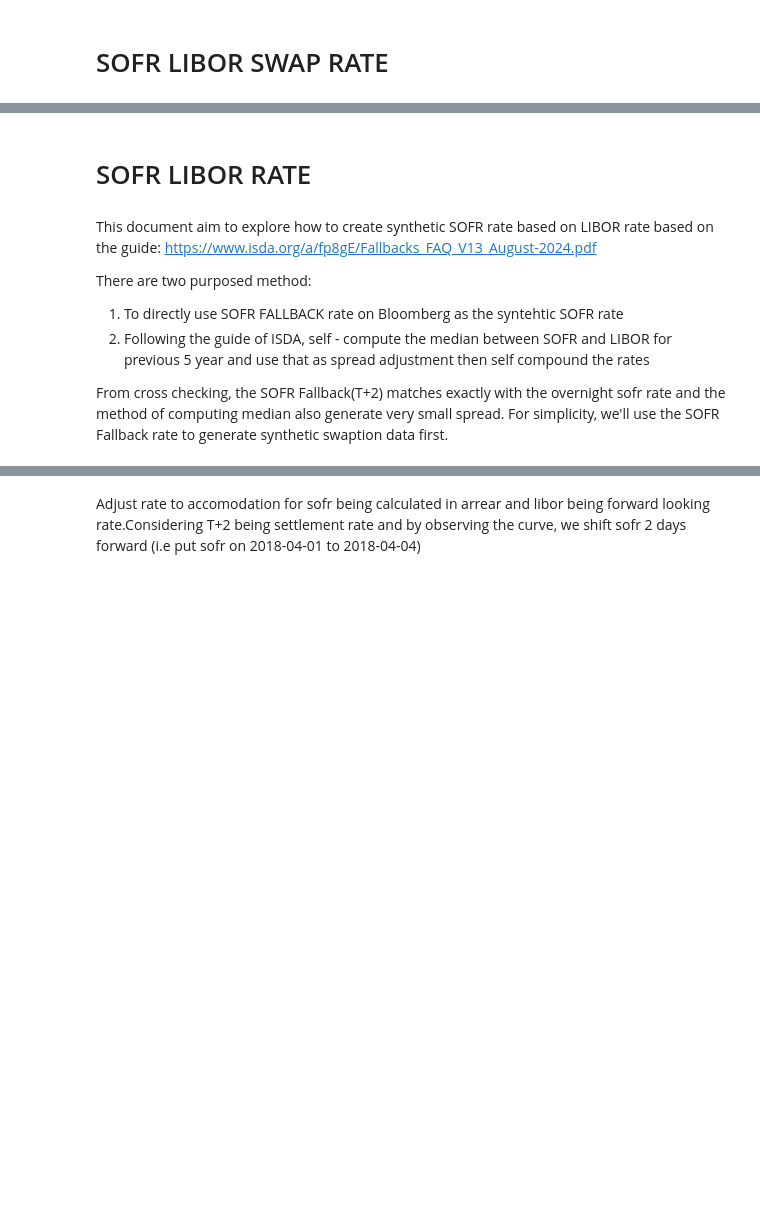
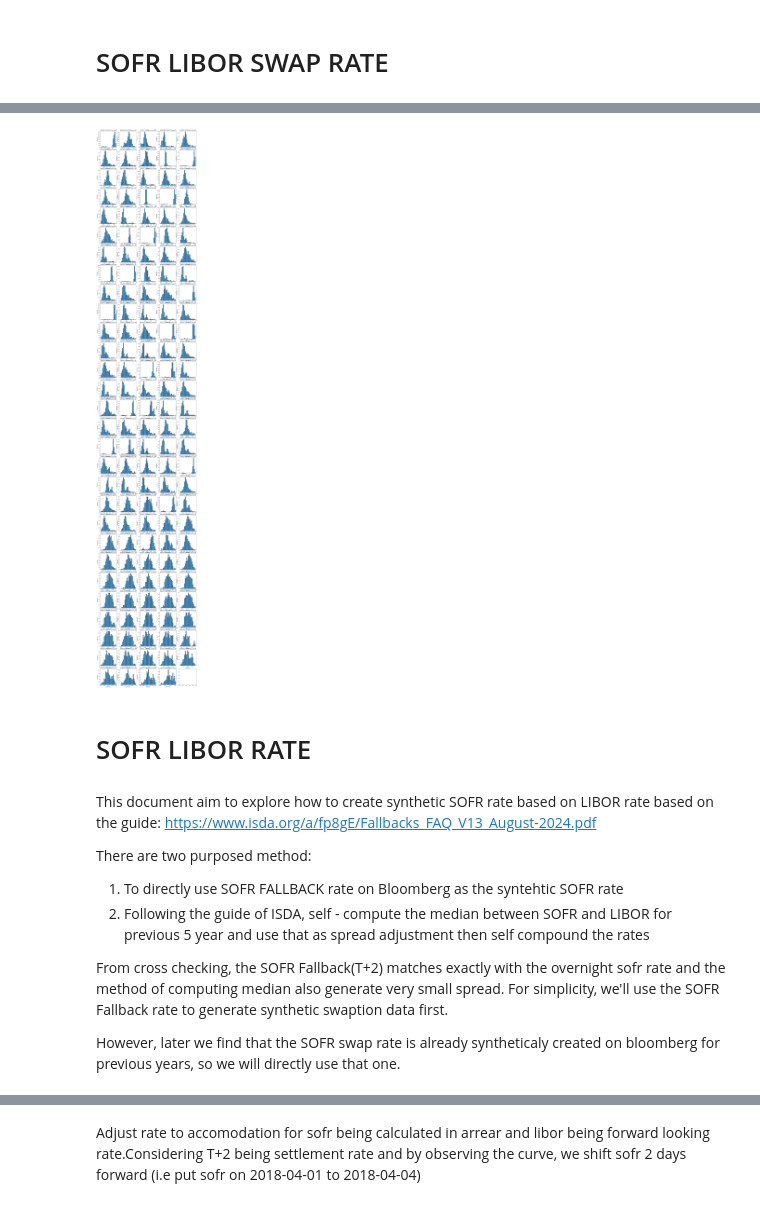
Before and after one commit to ekopen/VolGAN, a Jupyter notebook: sofr_libor_conversion.ipynb, the cells around one changed output, grey strips where cells are left out. Drawn from its saved outputs; the diff is of its cells as text; code cells hidden in the pictures; blank space fills up the shorter version.

```diff
--- a/sofr_libor_conversion.ipynb
+++ b/sofr_libor_conversion.ipynb
@@ -70,0 +217,5 @@ liborCombinedDf.tail()
+# %%
+realSofrForwardFilePath = 'data/forward_sofr_swap_full.xlsx'
+df = pd.read_excel(realSofrForwardFilePath, skiprows=2, header=0)
+df = df.rename(columns={'Ticker': 'Date'}).set_index('Date')
+df
@@ -70,0 +237,9 @@ liborCombinedDf.tail()
+# %%
+merged_df = df.join(forward_swap_rate, rsuffix="_pred", how='inner')
+
+for col in df.columns:
+    # Create a new column for the difference
+    merged_df[f"{col}_diff"] = merged_df[f"{col}"] - merged_df[f"{col}_pred"]
+    # print(merged_df[f"{col}"], merged_df[f"{col}_pred"])
+
+merged_df
@@ -70,0 +260,5 @@ liborCombinedDf.tail()
+# %%
+# Identify difference in spread
+diff_cols = [col for col in merged_df.columns if col.endswith("_diff")]
+diff_df = merged_df[diff_cols]
+diff_df
@@ -71,3 +292,20 @@ liborCombinedDf.tail()
+# %%
+n_cols = diff_df.shape[1]
+n_cols_per_row = 5
+n_rows = math.ceil(n_cols / n_cols_per_row)
+fig, axes = plt.subplots(n_rows, n_cols_per_row, figsize=(20, n_rows * 4), squeeze=False)
+
+for i, col in enumerate(diff_df.columns):
+    row_idx = i // n_cols_per_row
+    col_idx = i % n_cols_per_row
+    ax = axes[row_idx][col_idx]
+    # Drop NA values for clean histogram
+    ax.hist(diff_df[col].dropna(), bins=20, edgecolor='black', alpha=0.8)
+    ax.set_title(col)
+    ax.set_xlabel("Difference")
+    ax.set_ylabel("Frequency")
+# %% [output]
+[figure, added]
 # %% [markdown]
 # SOFR LIBOR RATE
 # %% [markdown]
@@ -78,6 +316,8 @@ There are two purposed method:
 2. Following the guide of ISDA, self - compute the median between SOFR and LIBOR for previous 5 year and use that as spread adjustment then self compound the rates
 
 From cross checking, the SOFR Fallback(T+2) matches exactly with the overnight sofr rate and the method of computing median also generate very small spread. For simplicity, we'll use the SOFR Fallback rate to generate synthetic swaption data first.
+
+However, later we find that the SOFR swap rate is already syntheticaly created on bloomberg for previous years, so we will directly use that one.
 # %%
 # File name (adjust if your file is named differently, e.g. "3monLibor.xlsx")
 overnightDataFilePath = "data/liborDataON.xlsx"  # if it's an Excel file with .csv extension, otherwise use .xlsx
```
Also changed, not shown: parts of 32 cells of this notebook.
